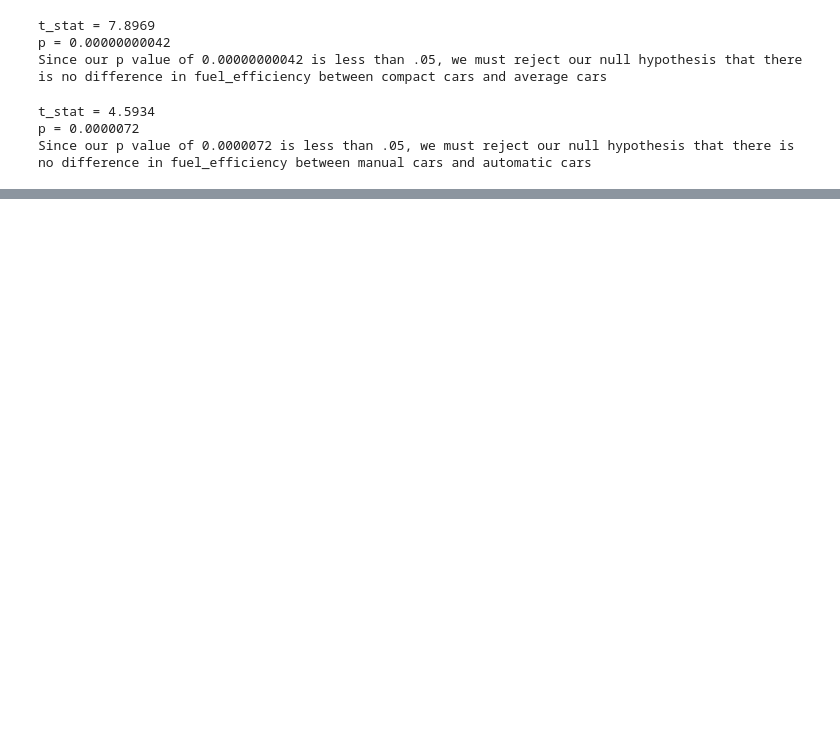
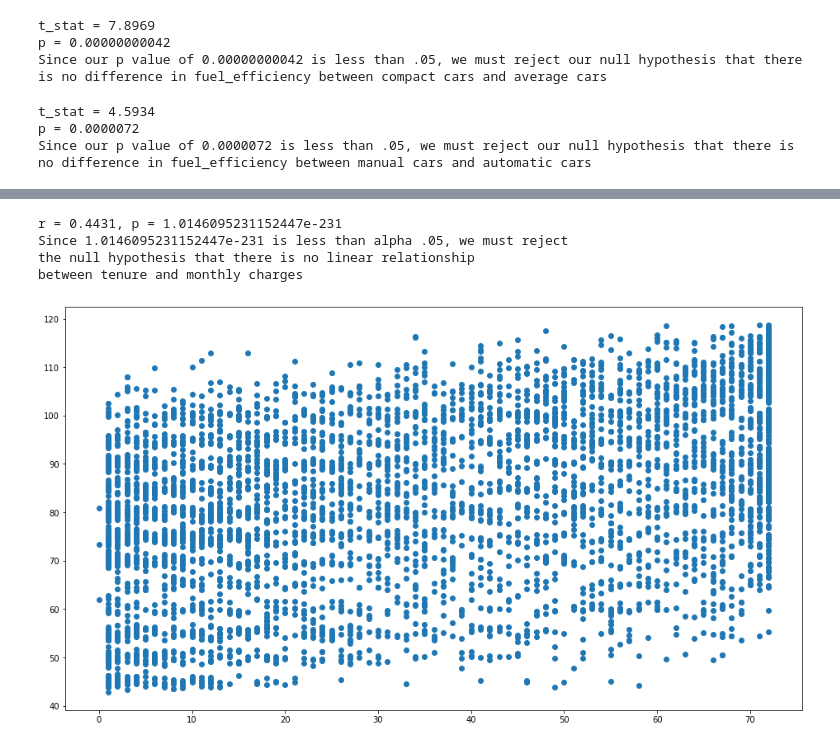
Before and after one commit to CameronGTaylor/statistics-exercises, a Jupyter notebook: hypothesis_testing.ipynb, the cells around one changed output, grey strips where cells are left out. Saved outputs shown, nothing was run; the diff lists cells and outputs as text; code cells hidden in the pictures; blank space fills up the shorter version.

```diff
--- a/hypothesis_testing.ipynb
+++ b/hypothesis_testing.ipynb
@@ -168,0 +268,4 @@ Since our p value of 0.0000072 is less than .05, we must reject our null hypothe
+# %%
+customers['with_int'] = customers.internet_service_type_id != 3
+customers['with_phone'] = customers.phone_service == 'Yes'
+customers
@@ -168,0 +286,19 @@ Since our p value of 0.0000072 is less than .05, we must reject our null hypothe
+# %%
+x = customers[(customers.with_int == True) &
+             (customers.with_phone == True)].tenure
+y = customers[(customers.with_int == True) &
+             (customers.with_phone == True)].monthly_charges
+
+plt.figure(figsize=(16,9))
+plt.scatter(x, y)
+r, p = stats.pearsonr(x, y)
+print(f'r = {r:.4f}, p = {p}')
+print(f'''Since {p} is less than alpha .05, we must reject
+the null hypothesis that there is no linear relationship
+between tenure and monthly charges''')
+# %% [output]
+r = 0.4431, p = 1.0146095231152447e-231
+Since 1.0146095231152447e-231 is less than alpha .05, we must reject
+the null hypothesis that there is no linear relationship
+between tenure and monthly charges
+[figure, added]
```
Also changed, not shown: parts of 26 cells of this notebook.
